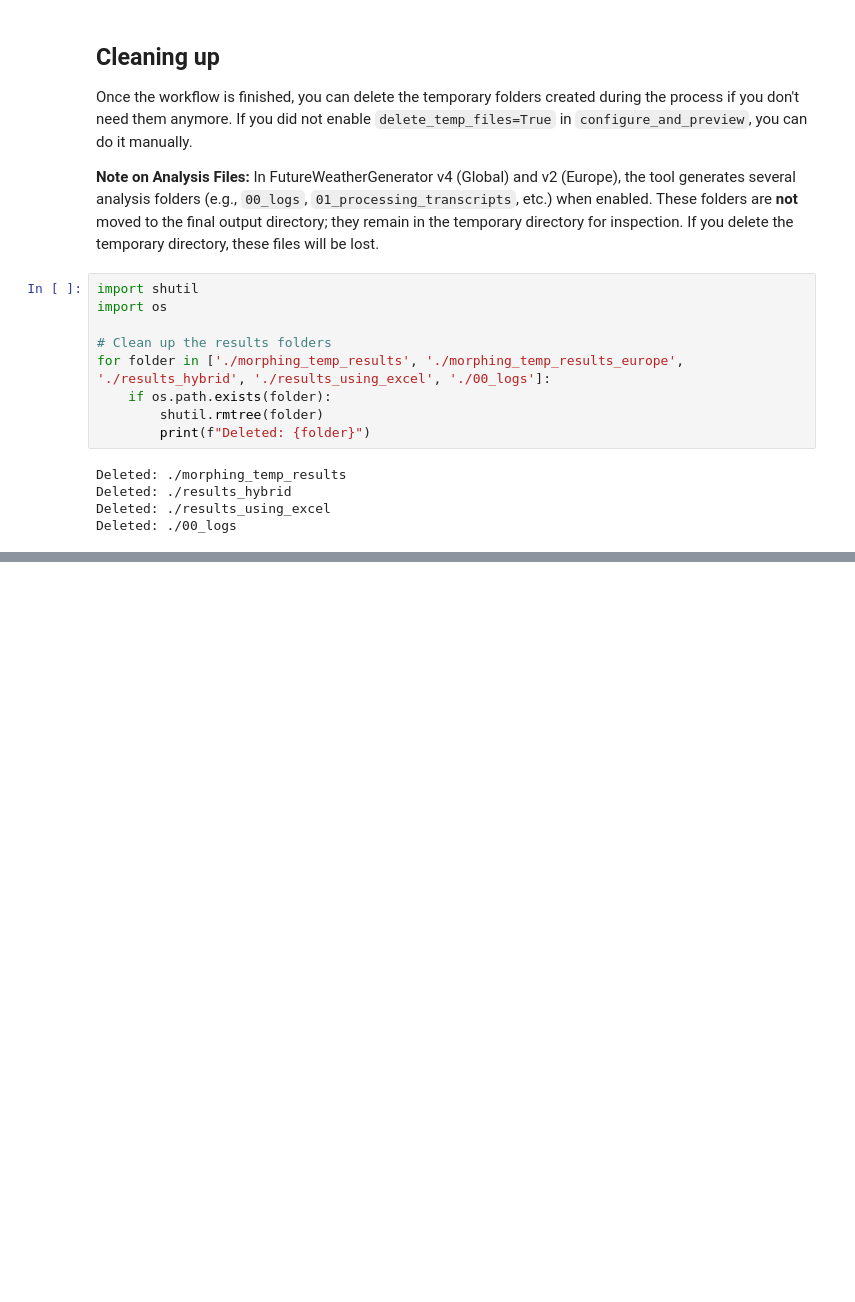
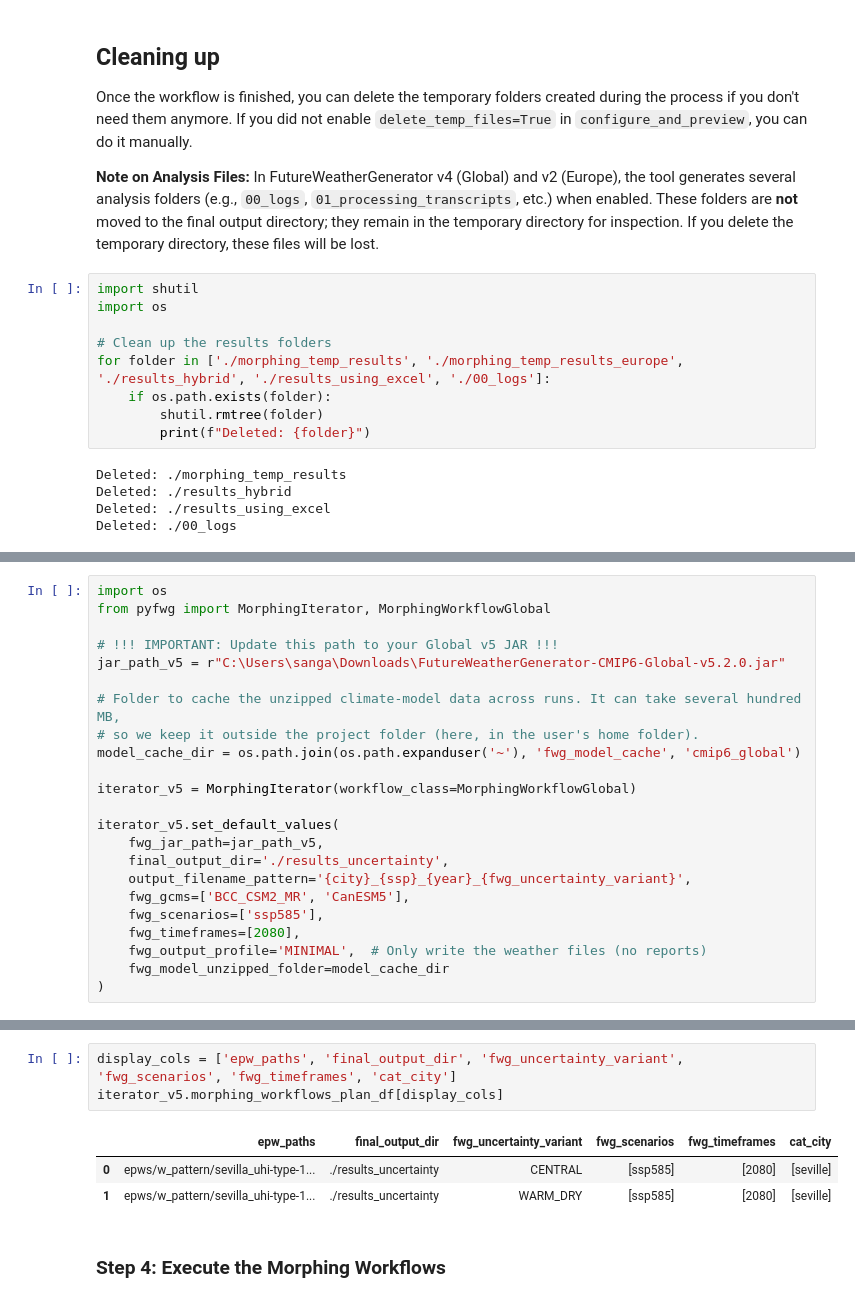
Before and after one commit to dsanchez-garcia/pyfwg, a Jupyter notebook: docs/source/tutorials/morphingiterator_example.ipynb, the cells around one changed output, grey strips where cells are left out. Drawn from its saved outputs; the diff is of its cells as text; blank space fills up the shorter version.

```diff
--- a/docs/source/tutorials/morphingiterator_example.ipynb
+++ b/docs/source/tutorials/morphingiterator_example.ipynb
@@ -382,0 +407,23 @@ Deleted: ./00_logs
+# %%
+import os
+from pyfwg import MorphingIterator, MorphingWorkflowGlobal
+
+# !!! IMPORTANT: Update this path to your Global v5 JAR !!!
+jar_path_v5 = r"C:\Users\sanga\Downloads\FutureWeatherGenerator-CMIP6-Global-v5.2.0.jar"
+
+# Folder to cache the unzipped climate-model data across runs. It can take several hundred MB,
+# so we keep it outside the project folder (here, in the user's home folder).
+model_cache_dir = os.path.join(os.path.expanduser('~'), 'fwg_model_cache', 'cmip6_global')
+
+iterator_v5 = MorphingIterator(workflow_class=MorphingWorkflowGlobal)
+
+iterator_v5.set_default_values(
+    fwg_jar_path=jar_path_v5,
+    final_output_dir='./results_uncertainty',
+    output_filename_pattern='{city}_{ssp}_{year}_{fwg_uncertainty_variant}',
+    fwg_gcms=['BCC_CSM2_MR', 'CanESM5'],
+    fwg_scenarios=['ssp585'],
+    fwg_timeframes=[2080],
+    fwg_output_profile='MINIMAL',  # Only write the weather files (no reports)
+    fwg_model_unzipped_folder=model_cache_dir
+)
@@ -382,0 +492,9 @@ Deleted: ./00_logs
+# %%
+display_cols = ['epw_paths', 'final_output_dir', 'fwg_uncertainty_variant', 'fwg_scenarios', 'fwg_timeframes', 'cat_city']
+iterator_v5.morphing_workflows_plan_df[display_cols]
+# %% [output]
+|  | epw_paths | final_output_dir | fwg_uncertainty_variant | fwg_scenarios | fwg_timeframes | cat_city |
+| 0 | epws/w_pattern/sevilla_uhi-type-1... | ./results_uncertainty | CENTRAL | [ssp585] | [2080] | [seville] |
+| 1 | epws/w_pattern/sevilla_uhi-type-1... | ./results_uncertainty | WARM_DRY | [ssp585] | [2080] | [seville] |
+# %% [markdown]
+### Step 4: Execute the Morphing Workflows
```
Also changed, not shown: parts of 15 cells of this notebook, 3 other files.
